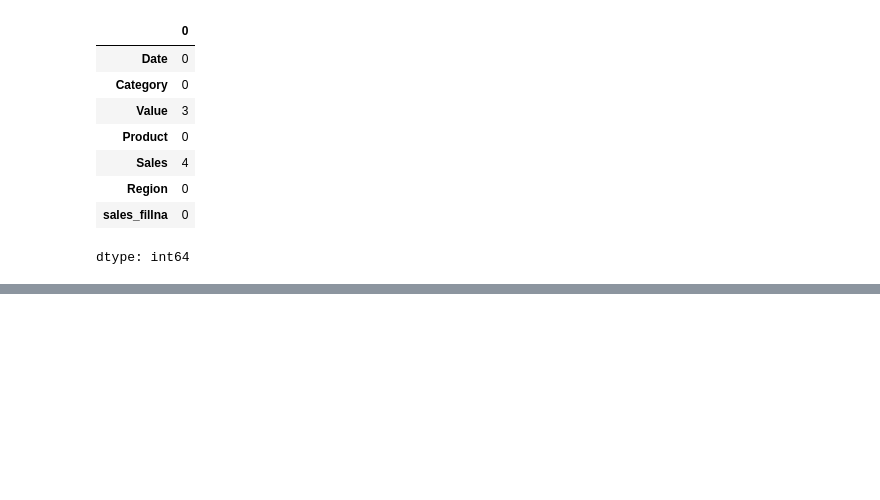
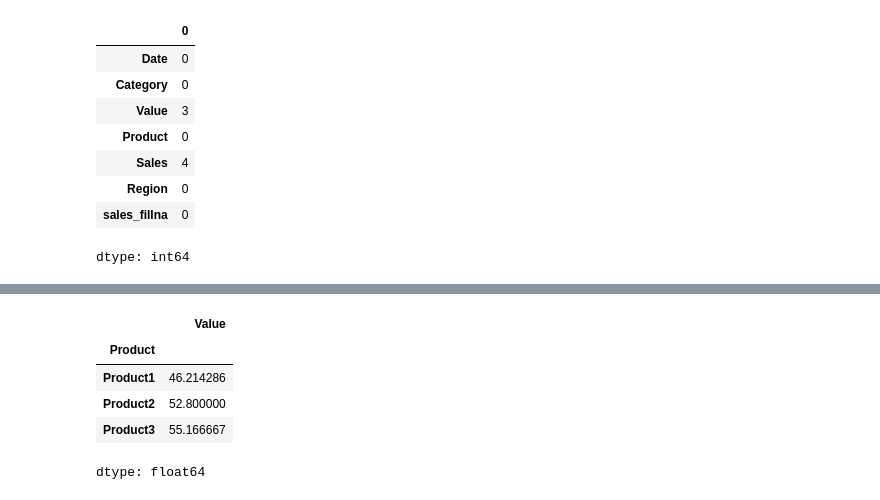
Before and after one commit to HrushhikeshMate/python-practice, a Jupyter notebook: 3_numpy.ipynb, the cells around one changed output, grey strips where cells are left out. Saved outputs shown, nothing was run; the diff lists cells and outputs as text; code cells hidden in the pictures; blank space fills up the shorter version.

```diff
--- a/3_numpy.ipynb
+++ b/3_numpy.ipynb
@@ -208,0 +209,11 @@ df
+# %%
+group_mean = df.groupby('Product')['Value'].mean()
+# %%
+group_mean
+# %% [output]
+|  | Value |
+| Product |  |
+| Product1 | 46.214286 |
+| Product2 | 52.800000 |
+| Product3 | 55.166667 |
+dtype: float64
```
Also changed, not shown: parts of 5 cells of this notebook.
